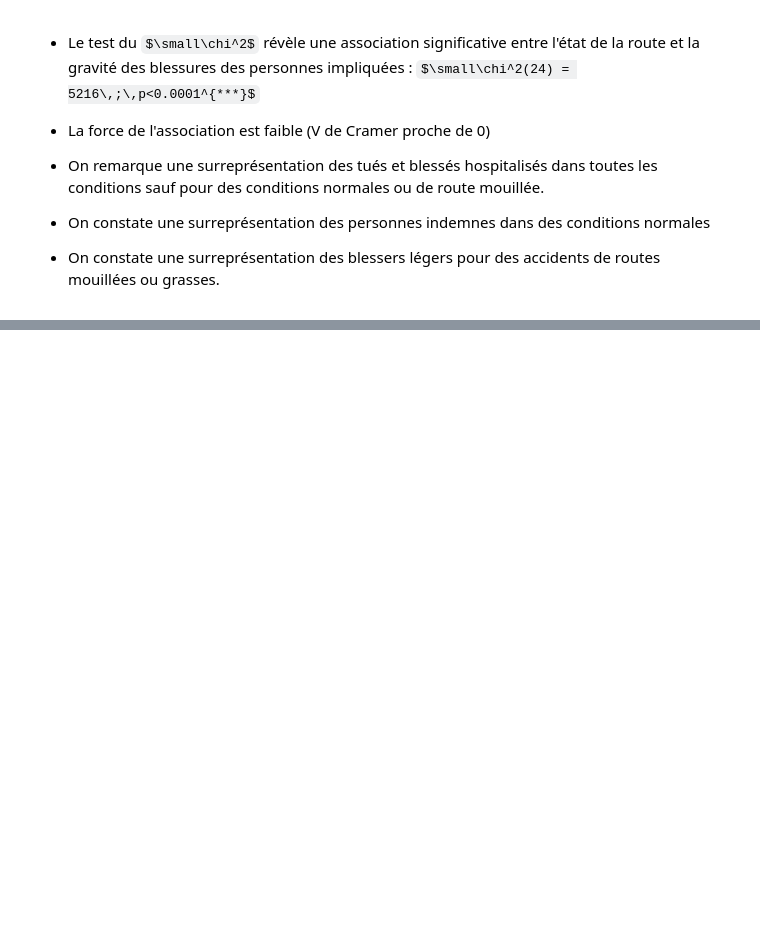
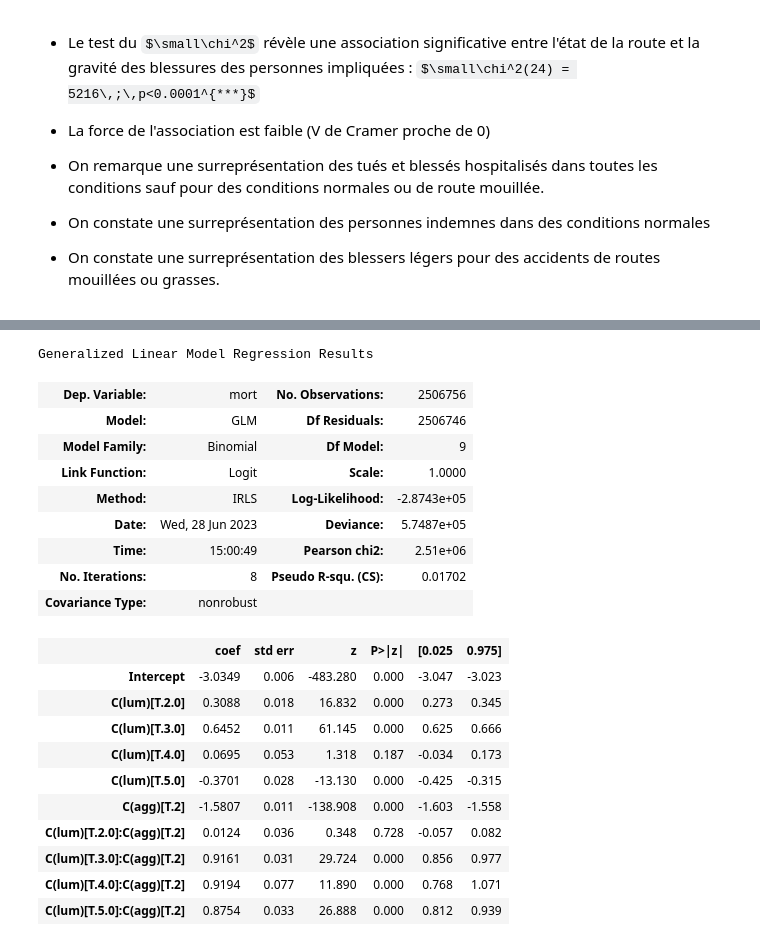
Before and after one commit to nlejay/accidents_circulation, a Jupyter notebook: projet_acc_route.ipynb, the cells around one changed output, grey strips where cells are left out. Saved outputs shown, nothing was run; the diff lists cells and outputs as text; code cells hidden in the pictures; some formulas as TeX source; blank space fills up the shorter version.

```diff
--- a/projet_acc_route.ipynb
+++ b/projet_acc_route.ipynb
@@ -1643,0 +2031,10 @@ chi2Mosaicplot(data=grav_vs_surf, x='surf', y='grav',
+# %%
+grav_vs_cond = (df_caract[['Num_Acc', 'lum', 'atm','agg']]
+                .merge(df_lieux[['Num_Acc', 'surf']], on='Num_Acc', how='inner')
+                .merge(df_usagers[['Num_Acc', 'grav']], on='Num_Acc', how='inner')
+               )
+
+# Création d'une variable binaire : 0 -> personne non tuée ; 1 -> personne tuée
+grav_vs_cond['mort'] = grav_vs_cond['grav'].map(lambda x : 1 if x==2 else 0)
+
+grav_vs_cond.sample(n=5)
@@ -1643,0 +2059,26 @@ chi2Mosaicplot(data=grav_vs_surf, x='surf', y='grav',
+# %%
+#modèle de régression logistique
+log_model_lum = glm("mort ~ C(lum)+C(agg)+C(lum):C(agg)", data= grav_vs_cond, family = sm.families.Binomial()).fit()
+log_model_lum.summary()
+# %% [output]
+Generalized Linear Model Regression Results
+| Dep. Variable: | mort | No. Observations: | 2506756 |
+| Model: | GLM | Df Residuals: | 2506746 |
+| Model Family: | Binomial | Df Model: | 9 |
+| Link Function: | Logit | Scale: | 1.0000 |
+| Method: | IRLS | Log-Likelihood: | -2.8743e+05 |
+| Date: | Wed, 28 Jun 2023 | Deviance: | 5.7487e+05 |
+| Time: | 15:00:49 | Pearson chi2: | 2.51e+06 |
+| No. Iterations: | 8 | Pseudo R-squ. (CS): | 0.01702 |
+| Covariance Type: | nonrobust |  |  |
+|  | coef | std err | z | P>|z| | [0.025 | 0.975] |
+| Intercept | -3.0349 | 0.006 | -483.280 | 0.000 | -3.047 | -3.023 |
+| C(lum)[T.2.0] | 0.3088 | 0.018 | 16.832 | 0.000 | 0.273 | 0.345 |
+| C(lum)[T.3.0] | 0.6452 | 0.011 | 61.145 | 0.000 | 0.625 | 0.666 |
+| C(lum)[T.4.0] | 0.0695 | 0.053 | 1.318 | 0.187 | -0.034 | 0.173 |
+| C(lum)[T.5.0] | -0.3701 | 0.028 | -13.130 | 0.000 | -0.425 | -0.315 |
+| C(agg)[T.2] | -1.5807 | 0.011 | -138.908 | 0.000 | -1.603 | -1.558 |
+| C(lum)[T.2.0]:C(agg)[T.2] | 0.0124 | 0.036 | 0.348 | 0.728 | -0.057 | 0.082 |
+| C(lum)[T.3.0]:C(agg)[T.2] | 0.9161 | 0.031 | 29.724 | 0.000 | 0.856 | 0.977 |
+| C(lum)[T.4.0]:C(agg)[T.2] | 0.9194 | 0.077 | 11.890 | 0.000 | 0.768 | 1.071 |
+| C(lum)[T.5.0]:C(agg)[T.2] | 0.8754 | 0.033 | 26.888 | 0.000 | 0.812 | 0.939 |
```
Also changed, not shown: parts of 27 cells of this notebook.
